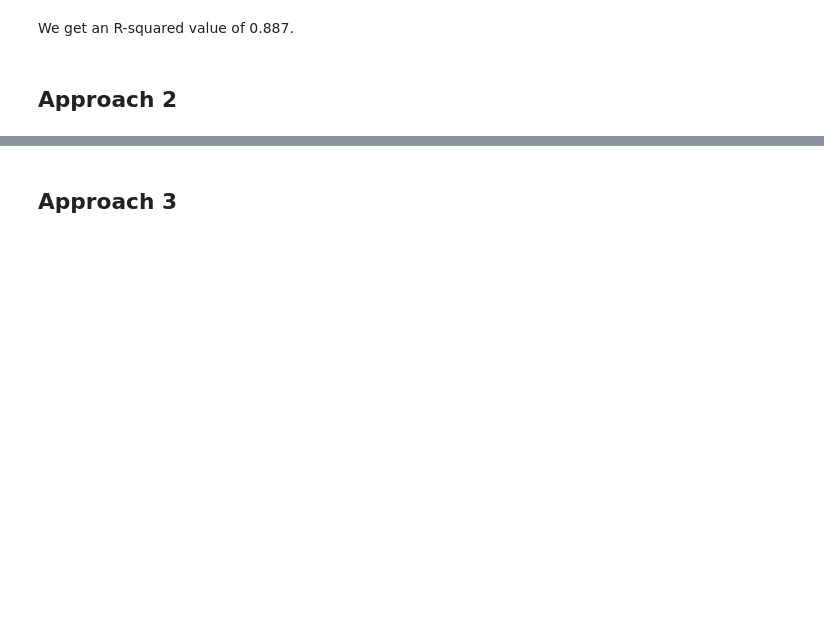
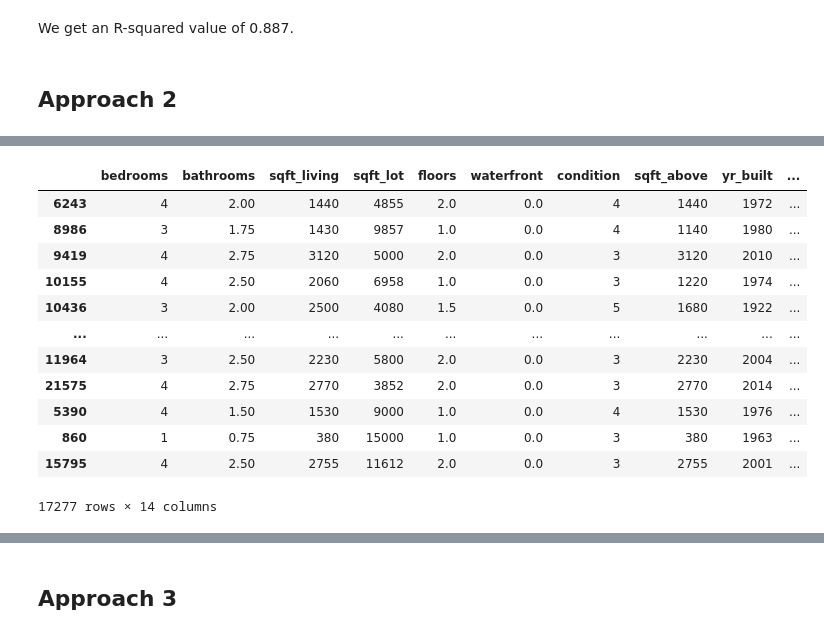
Before and after one commit to Collin9726/house-sales-regression-modeling, a Jupyter notebook: index.ipynb, the cells around one changed output, grey strips where cells are left out. Saved outputs shown, nothing was run; the diff lists cells and outputs as text; code cells hidden in the pictures; blank space fills up the shorter version.

```diff
--- a/index.ipynb
+++ b/index.ipynb
@@ -329,0 +423,17 @@ We get an R-squared value of 0.887.
+# %%
+train_data = x_train.join(y_train)
+train_data
+# %% [output]
+|  | bedrooms | bathrooms | sqft_living | sqft_lot | floors | waterfront | condition | sqft_above | yr_built | ... |
+| 6243 | 4 | 2.00 | 1440 | 4855 | 2.0 | 0.0 | 4 | 1440 | 1972 | ... |
+| 8986 | 3 | 1.75 | 1430 | 9857 | 1.0 | 0.0 | 4 | 1140 | 1980 | ... |
+| 9419 | 4 | 2.75 | 3120 | 5000 | 2.0 | 0.0 | 3 | 3120 | 2010 | ... |
+| 10155 | 4 | 2.50 | 2060 | 6958 | 1.0 | 0.0 | 3 | 1220 | 1974 | ... |
+| 10436 | 3 | 2.00 | 2500 | 4080 | 1.5 | 0.0 | 5 | 1680 | 1922 | ... |
+| ... | ... | ... | ... | ... | ... | ... | ... | ... | ... | ... |
+| 11964 | 3 | 2.50 | 2230 | 5800 | 2.0 | 0.0 | 3 | 2230 | 2004 | ... |
+| 21575 | 4 | 2.75 | 2770 | 3852 | 2.0 | 0.0 | 3 | 2770 | 2014 | ... |
+| 5390 | 4 | 1.50 | 1530 | 9000 | 1.0 | 0.0 | 4 | 1530 | 1976 | ... |
+| 860 | 1 | 0.75 | 380 | 15000 | 1.0 | 0.0 | 3 | 380 | 1963 | ... |
+| 15795 | 4 | 2.50 | 2755 | 11612 | 2.0 | 0.0 | 3 | 2755 | 2001 | ... |
+17277 rows × 14 columns
```
Also changed, not shown: parts of 16 cells of this notebook.
